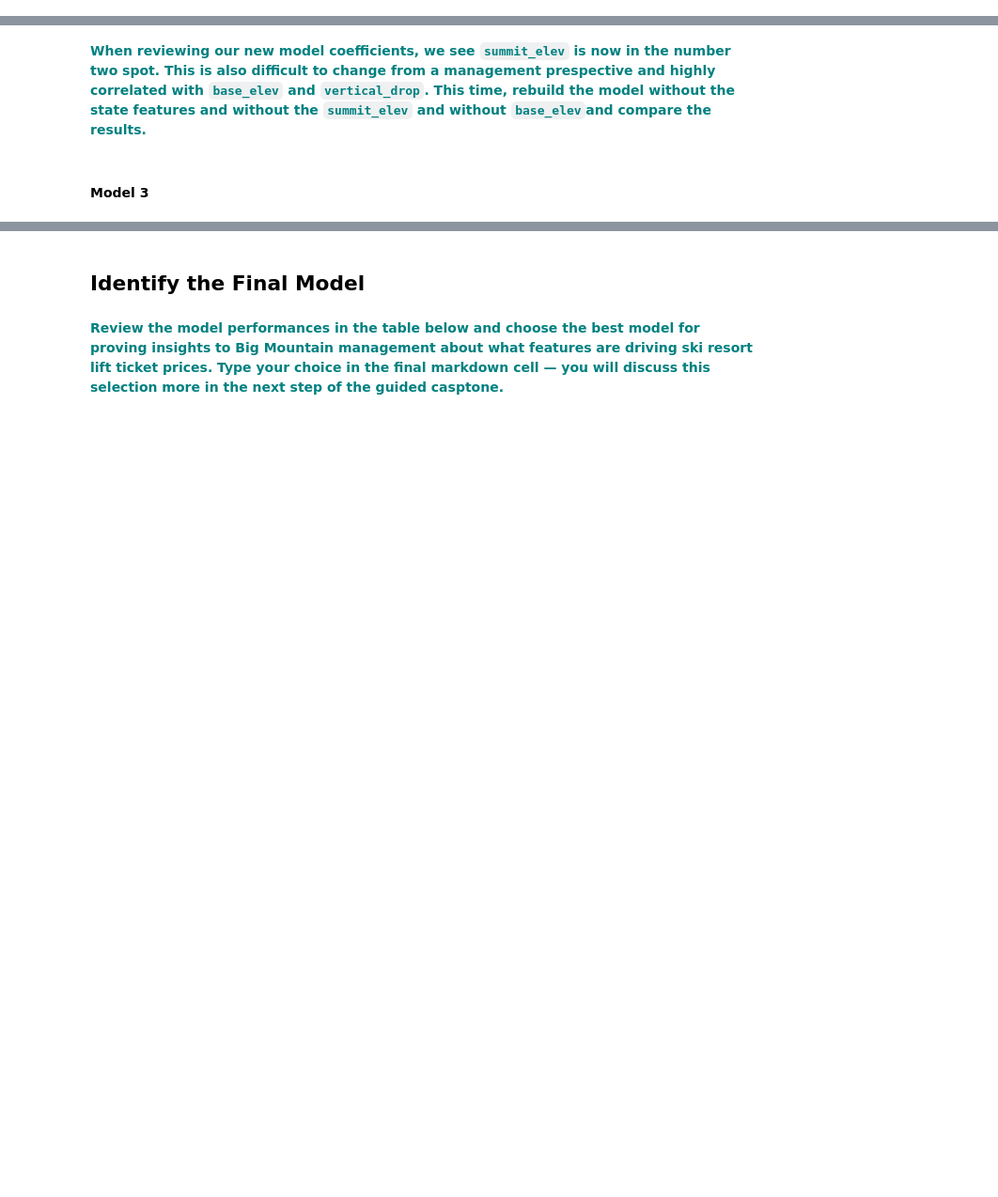
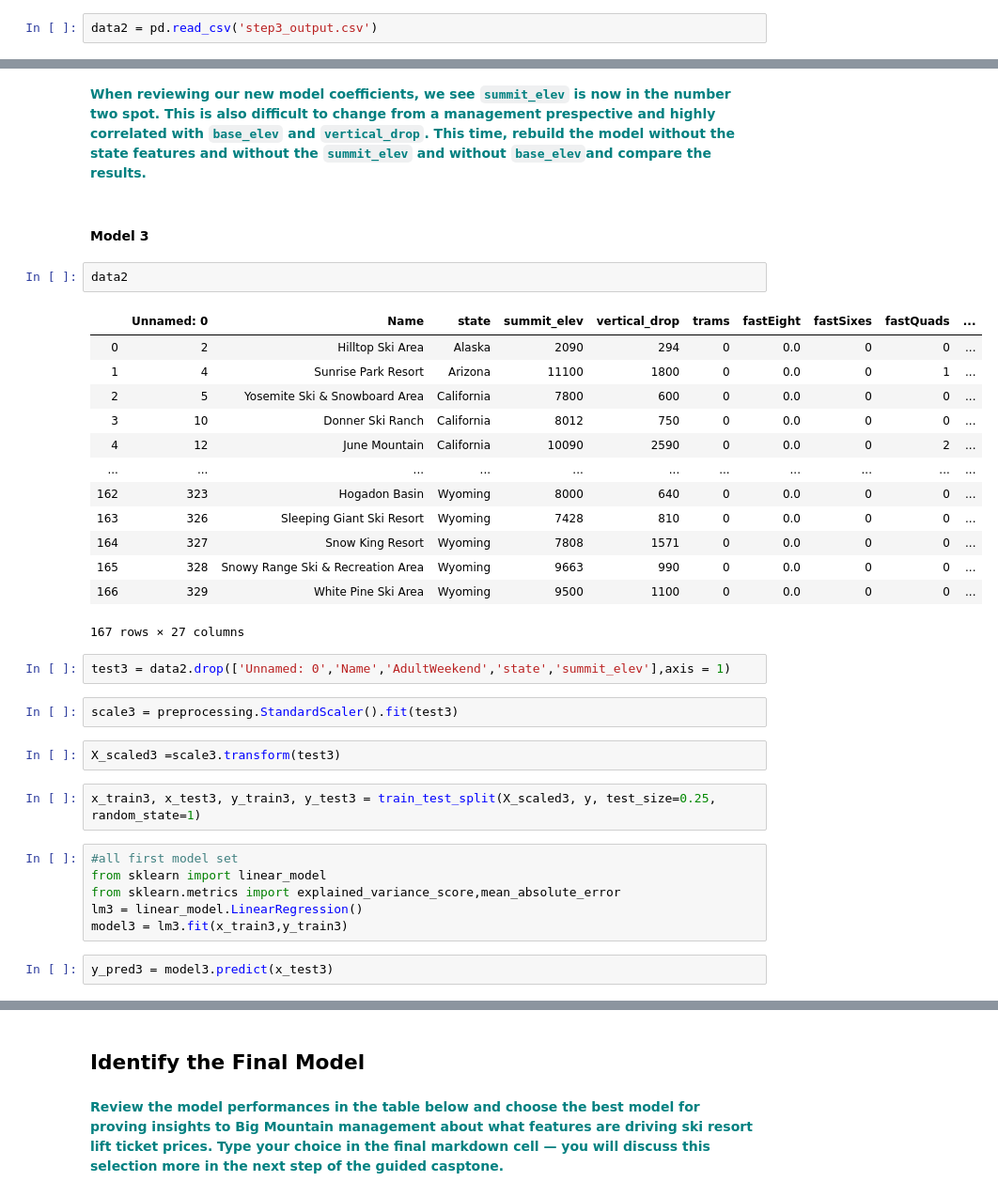
Before and after one commit to anthonysuherli/Guided_Capstone, a Jupyter notebook: Step_4_and_5.ipynb, the cells around one changed output, grey strips where cells are left out. Shown: that part at 94% size. Saved outputs shown, nothing was run; the diff lists cells and outputs as text; blank space fills up the shorter version.

```diff
--- a/Step_4_and_5.ipynb
+++ b/Step_4_and_5.ipynb
@@ -200,0 +234,2 @@ Hint: Try to construct another model using exactly the steps we followed above.
+# %%
+data2 = pd.read_csv('step3_output.csv')
@@ -202,3 +304,35 @@ Hint: Try to construct another model using exactly the steps we followed above.
 **<font color='teal'> When reviewing our new model coefficients, we see `summit_elev` is now in the number two spot. This is also difficult to change from a management prespective and highly correlated with `base_elev` and `vertical_drop`.  This time, rebuild the model without the state features and without the `summit_elev` and without `base_elev`and compare the results. </font>**
 # %% [markdown]
 #### Model 3
+# %%
+data2
+# %% [output]
+|  | Unnamed: 0 | Name | state | summit_elev | vertical_drop | trams | fastEight | fastSixes | fastQuads | ... |
+| 0 | 2 | Hilltop Ski Area | Alaska | 2090 | 294 | 0 | 0.0 | 0 | 0 | ... |
+| 1 | 4 | Sunrise Park Resort | Arizona | 11100 | 1800 | 0 | 0.0 | 0 | 1 | ... |
+| 2 | 5 | Yosemite Ski & Snowboard Area | California | 7800 | 600 | 0 | 0.0 | 0 | 0 | ... |
+| 3 | 10 | Donner Ski Ranch | California | 8012 | 750 | 0 | 0.0 | 0 | 0 | ... |
+| 4 | 12 | June Mountain | California | 10090 | 2590 | 0 | 0.0 | 0 | 2 | ... |
+| ... | ... | ... | ... | ... | ... | ... | ... | ... | ... | ... |
+| 162 | 323 | Hogadon Basin | Wyoming | 8000 | 640 | 0 | 0.0 | 0 | 0 | ... |
+| 163 | 326 | Sleeping Giant Ski Resort | Wyoming | 7428 | 810 | 0 | 0.0 | 0 | 0 | ... |
+| 164 | 327 | Snow King Resort | Wyoming | 7808 | 1571 | 0 | 0.0 | 0 | 0 | ... |
+| 165 | 328 | Snowy Range Ski & Recreation Area | Wyoming | 9663 | 990 | 0 | 0.0 | 0 | 0 | ... |
+| 166 | 329 | White Pine Ski Area | Wyoming | 9500 | 1100 | 0 | 0.0 | 0 | 0 | ... |
+167 rows × 27 columns
+# %%
+test3 = data2.drop(['Unnamed: 0','Name','AdultWeekend','state','summit_elev'],axis = 1)
+# %%
+scale3 = preprocessing.StandardScaler().fit(test3)
+# %%
+X_scaled3 =scale3.transform(test3)
+# %%
+x_train3, x_test3, y_train3, y_test3 = train_test_split(X_scaled3, y, test_size=0.25, random_state=1)
+# %%
+#all first model set
+from sklearn import linear_model
+from sklearn.metrics import explained_variance_score,mean_absolute_error
+lm3 = linear_model.LinearRegression()
+model3 = lm3.fit(x_train3,y_train3)
+# %%
+y_pred3 = model3.predict(x_test3)
```
Also changed, not shown: parts of 33 cells of this notebook.
